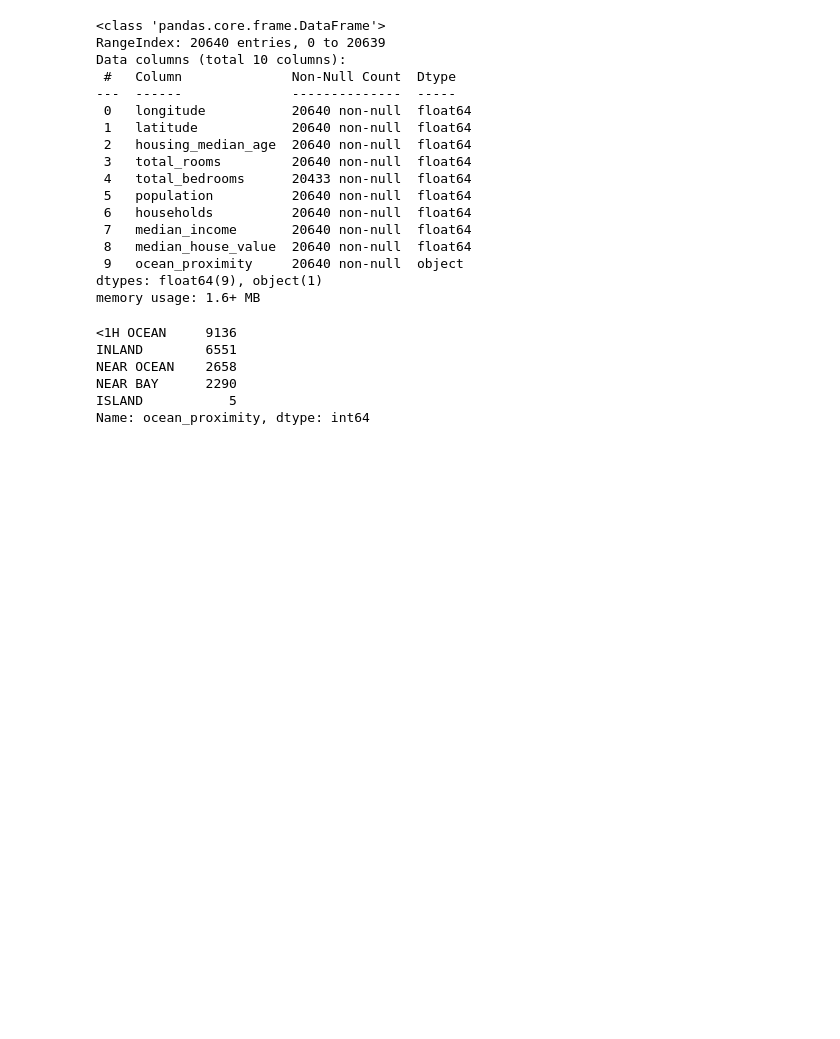
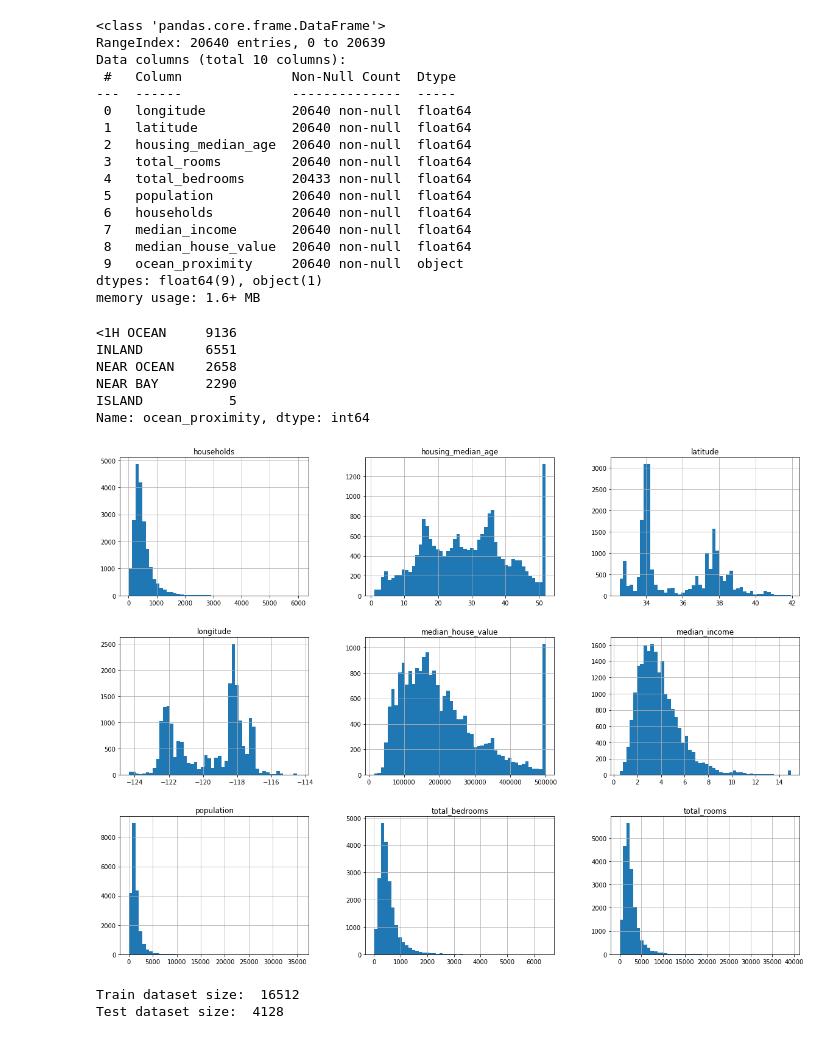
Before and after one commit to pacientes/deep-learning-from-scratch-3, a Jupyter notebook: Chap_02/Chap_02.ipynb, the cells around one changed output. Drawn from its saved outputs; the diff is of its cells as text; code cells hidden in the pictures; blank space fills up the shorter version.

```diff
--- a/Chap_02/Chap_02.ipynb
+++ b/Chap_02/Chap_02.ipynb
@@ -73,3 +66,28 @@ NEAR OCEAN    2658
 NEAR BAY      2290
 ISLAND           5
 Name: ocean_proximity, dtype: int64
+# %%
+# 데이터 히스토그램 그래프 출력
+import matplotlib.pyplot as plt
+housing.hist(bins=50, figsize=(20, 15))
+plt.show()
+# %% [output]
+[figure, added]
+# %%
+# 테스트 데이터 만들기
+import  numpy as np
+
+def split_train_test(data, test_ratio):
+    shuffled_indices = np.random.permutation(len(data))
+    test_set_size = int(len(data) * test_ratio)
+    test_indices = shuffled_indices[:test_set_size]
+    train_indices = shuffled_indices[test_set_size:]
+    return data.iloc[train_indices], data.iloc[test_indices]
+
+train_set, test_set = split_train_test(housing, 0.2)
+
+print("Train dataset size: ", len(train_set))
+print("Test dataset size: ", len(test_set))
+# %% [output]
+Train dataset size:  16512
+Test dataset size:  4128
```
Also changed, not shown: parts of 13 cells of this notebook.
